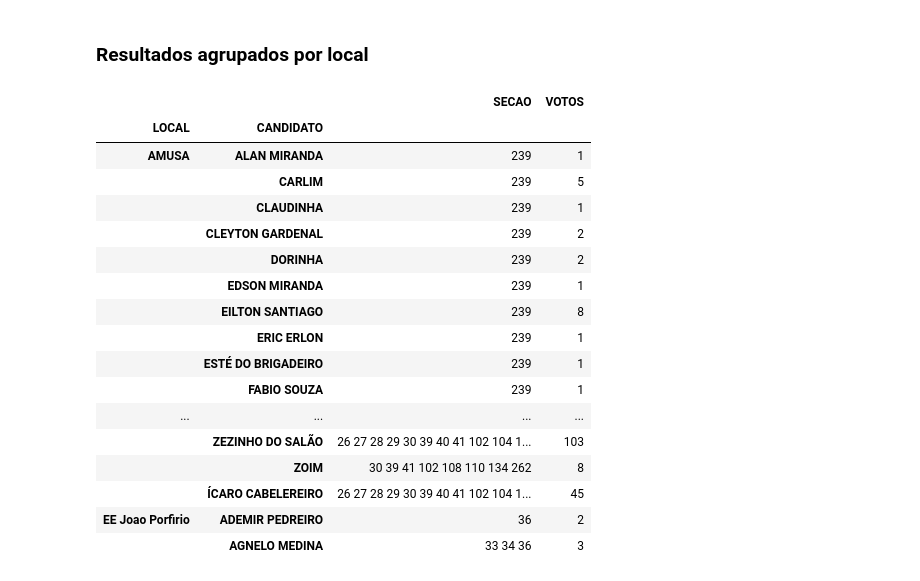
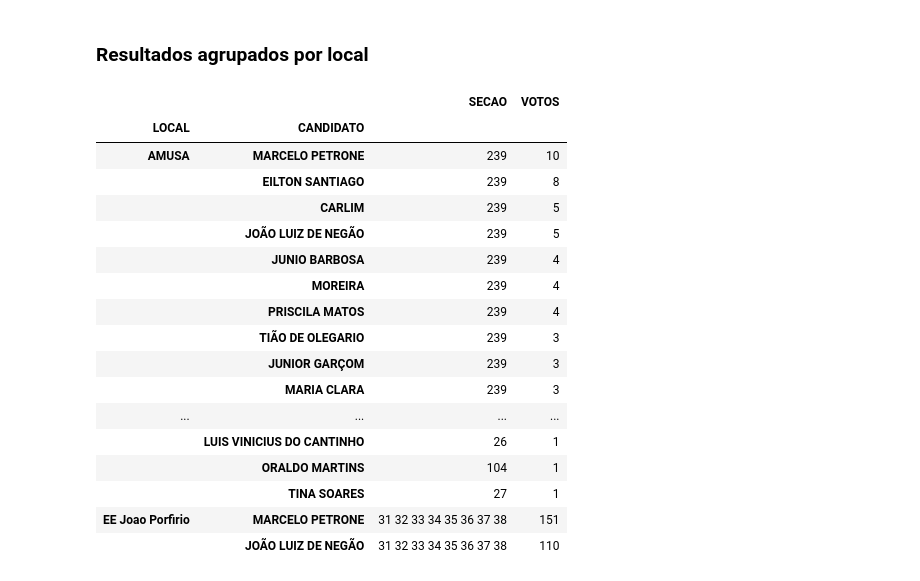
Before and after one commit to nfmmendes/eleicoes-salinas-2024, a Jupyter notebook: Resultado eleições municipais - Salinas(MG) 2024.ipynb, the cells around one changed output. Saved outputs shown, nothing was run; the diff lists cells and outputs as text; code cells hidden in the pictures.

```diff
--- a/Resultado eleições municipais - Salinas(MG) 2024.ipynb
+++ b/Resultado eleições municipais - Salinas(MG) 2024.ipynb
@@ -101,32 +102,33 @@ display(dfg)
 <H3> Resultados agrupados por local </h3>
 # %%
 # AGRUPA POR LUGAR DE VOTAÇÃO, SEÇÃO E CANDIDATO
-dfg = df.groupby(by=["LOCAL", "CANDIDATO"]).sum()
+dfg = df.groupby(by=["LOCAL"]).apply(lambda x : x.groupby(by=["CANDIDATO"])\
+                                     .sum().sort_values(by="VOTOS", ascending=False), include_groups=False)
 
 # APENAS INCLUI O TOTAL NA ÚLTIMA LINHA
 dfg.loc['total', ["SECAO", "VOTOS"] ] = [" ", dfg["VOTOS"].sum()]
 
 # CORRIGE UMA CONVERSÃO INDESEJADA PARA VALORES DE PONTO FLUTUANTE
 dfg["VOTOS"] = dfg["VOTOS"].fillna(0).astype(int)
 
 # MOSTRA TABELA
 display(dfg)
 # %% [output]
 |  |  | SECAO | VOTOS |
 | LOCAL | CANDIDATO |  |  |
-| AMUSA | ALAN MIRANDA | 239 | 1 |
+| AMUSA | MARCELO PETRONE | 239 | 10 |
+|  | EILTON SANTIAGO | 239 | 8 |
 |  | CARLIM | 239 | 5 |
-|  | CLAUDINHA | 239 | 1 |
-|  | CLEYTON GARDENAL | 239 | 2 |
-|  | DORINHA | 239 | 2 |
-|  | EDSON MIRANDA | 239 | 1 |
-|  | EILTON SANTIAGO | 239 | 8 |
-|  | ERIC ERLON | 239 | 1 |
-|  | ESTÉ DO BRIGADEIRO | 239 | 1 |
-|  | FABIO SOUZA | 239 | 1 |
+|  | JOÃO LUIZ DE NEGÃO | 239 | 5 |
+|  | JUNIO BARBOSA | 239 | 4 |
+|  | MOREIRA | 239 | 4 |
+|  | PRISCILA MATOS | 239 | 4 |
+|  | TIÃO DE OLEGARIO | 239 | 3 |
+|  | JUNIOR GARÇOM | 239 | 3 |
+|  | MARIA CLARA | 239 | 3 |
 | ... | ... | ... | ... |
-|  | ZEZINHO DO SALÃO | 26 27 28 29 30 39 40 41 102 104 1... | 103 |
-|  | ZOIM | 30 39 41 102 108 110 134 262 | 8 |
-|  | ÍCARO CABELEREIRO | 26 27 28 29 30 39 40 41 102 104 1... | 45 |
-| EE Joao Porfirio | ADEMIR PEDREIRO | 36 | 2 |
-|  | AGNELO MEDINA | 33 34 36 | 3 |
+|  | LUIS VINICIUS DO CANTINHO | 26 | 1 |
+|  | ORALDO MARTINS | 104 | 1 |
+|  | TINA SOARES | 27 | 1 |
+| EE Joao Porfirio | MARCELO PETRONE | 31 32 33 34 35 36 37 38 | 151 |
+|  | JOÃO LUIZ DE NEGÃO | 31 32 33 34 35 36 37 38 | 110 |
```
Also changed, not shown: parts of 1 cell of this notebook.
